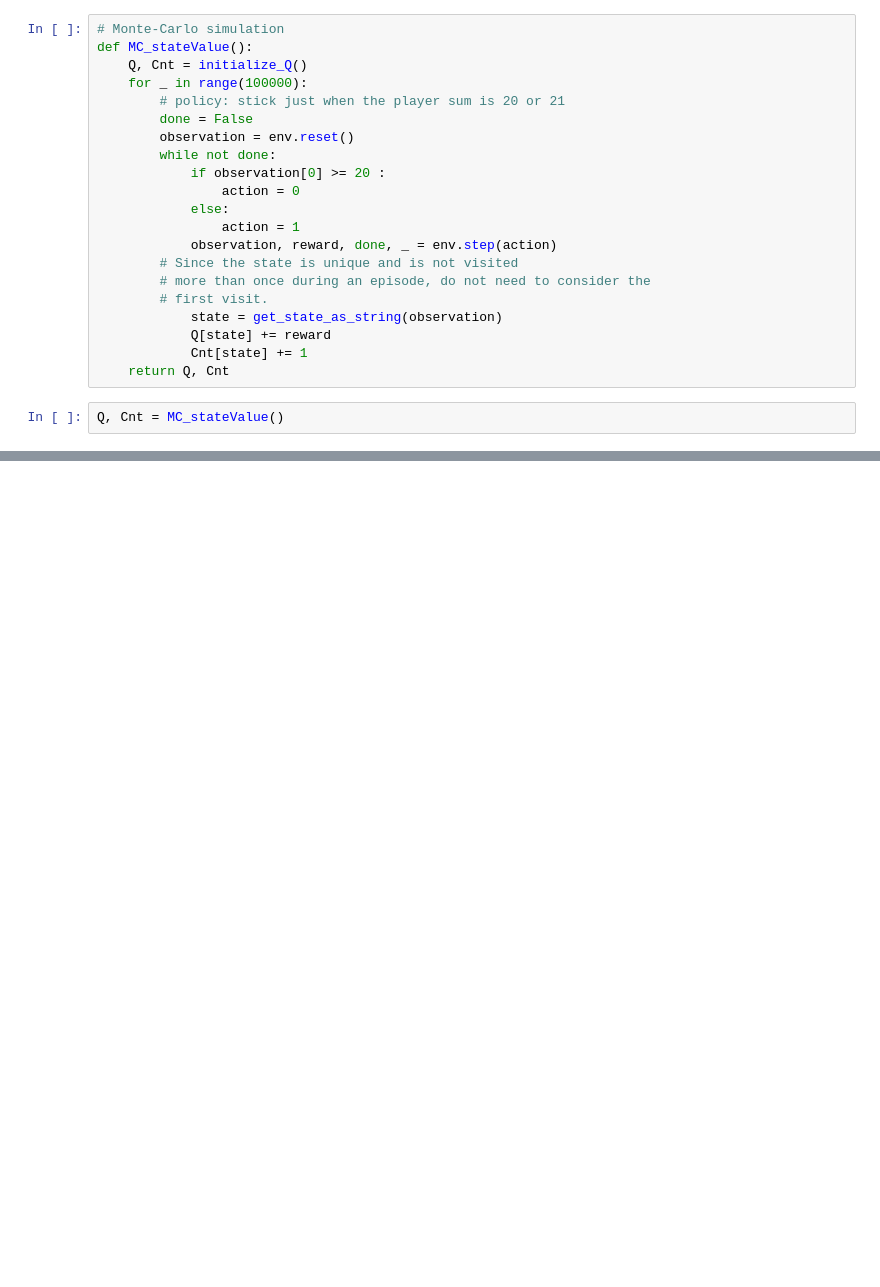
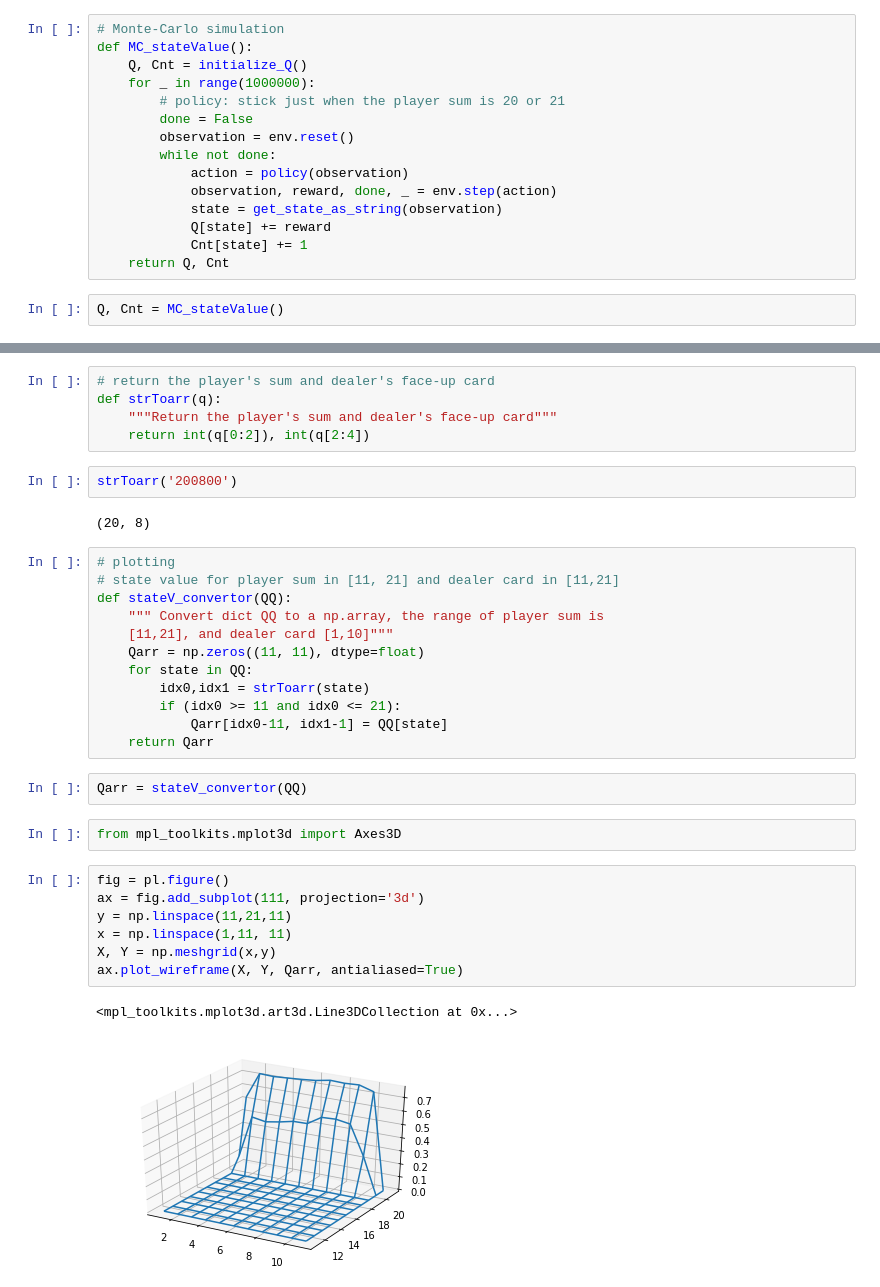
Before and after one commit to khroushan/RL, a Jupyter notebook: BlackJack/BlackJack_stateValue.ipynb, the cells around one changed output, grey strips where cells are left out. Drawn from its saved outputs; the diff is of its cells as text; blank space fills up the shorter version.

Commit message:
state-value plot is added

```diff
--- a/BlackJack/BlackJack_stateValue.ipynb
+++ b/BlackJack/BlackJack_stateValue.ipynb
@@ -57,19 +62,13 @@ def initialize_Q():
 # Monte-Carlo simulation
 def MC_stateValue():
     Q, Cnt = initialize_Q()
-    for _ in range(100000):
+    for _ in range(1000000):
         # policy: stick just when the player sum is 20 or 21
         done = False
         observation = env.reset()
         while not done:
-            if observation[0] >= 20 :
-                action = 0
-            else:
-                action = 1
+            action = policy(observation)
             observation, reward, done, _ = env.step(action)
-        # Since the state is unique and is not visited
-        # more than once during an episode, do not need to consider the
-        # first visit.
             state = get_state_as_string(observation)
             Q[state] += reward
             Cnt[state] += 1
@@ -104,0 +85,35 @@ QQ
+# %%
+# return the player's sum and dealer's face-up card
+def strToarr(q):
+    """Return the player's sum and dealer's face-up card"""
+    return int(q[0:2]), int(q[2:4])
+# %%
+strToarr('200800')
+# %% [output]
+(20, 8)
+# %%
+# plotting
+# state value for player sum in [11, 21] and dealer card in [11,21]
+def stateV_convertor(QQ):
+    """ Convert dict QQ to a np.array, the range of player sum is
+    [11,21], and dealer card [1,10]"""
+    Qarr = np.zeros((11, 11), dtype=float)
+    for state in QQ:
+        idx0,idx1 = strToarr(state)
+        if (idx0 >= 11 and idx0 <= 21):
+            Qarr[idx0-11, idx1-1] = QQ[state]
+    return Qarr
+# %%
+Qarr = stateV_convertor(QQ)
+# %%
+from mpl_toolkits.mplot3d import Axes3D
+# %%
+fig = pl.figure()
+ax = fig.add_subplot(111, projection='3d')
+y = np.linspace(11,21,11)
+x = np.linspace(1,11, 11)
+X, Y = np.meshgrid(x,y)
+ax.plot_wireframe(X, Y, Qarr, antialiased=True)
+# %% [output]
+<mpl_toolkits.mplot3d.art3d.Line3DCollection at 0x...>
+[figure, added]
```
Also changed, not shown: parts of 10 cells of this notebook.
